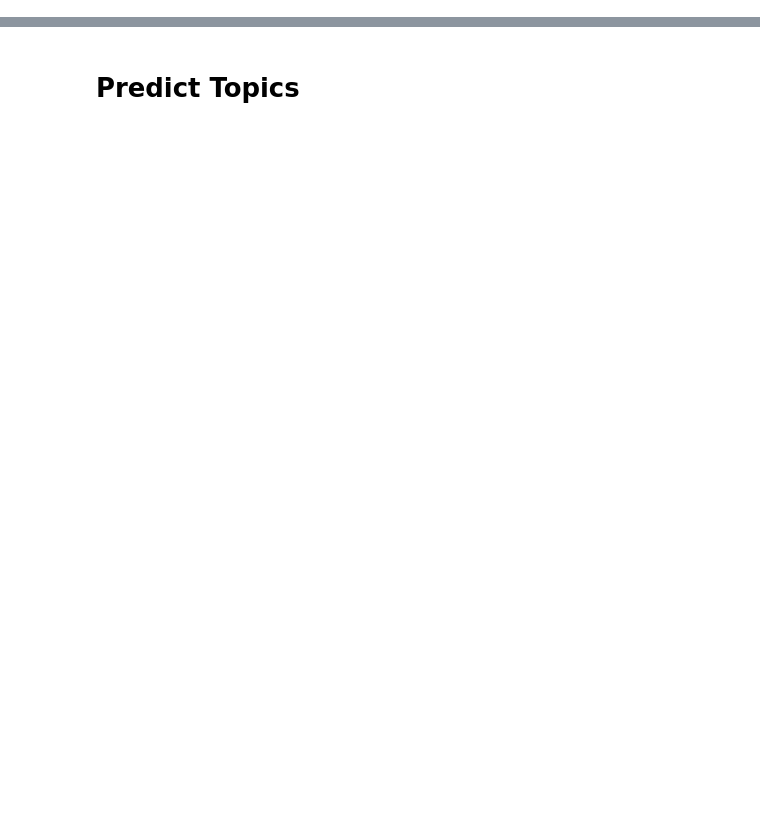
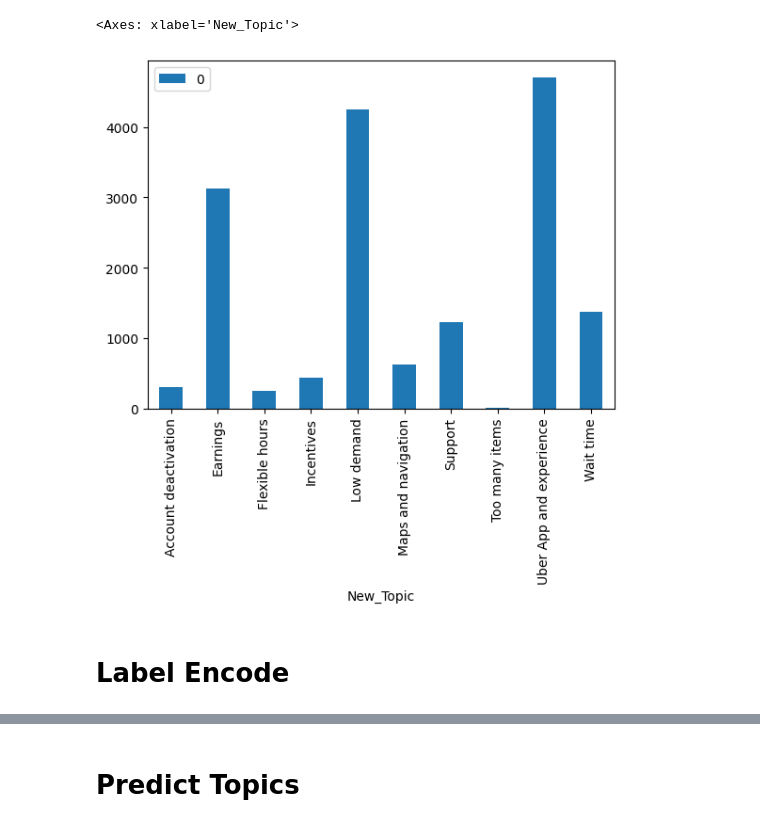
Before and after one commit to vlavrent/NLP_Dash, a Jupyter notebook: Topic_Modelling_for_English_data.ipynb, the cells around one changed output, grey strips where cells are left out. Cells and saved outputs as stored; diff of their text form; code cells hidden in the pictures; blank space fills up the shorter version.

```diff
--- a/Topic_Modelling_for_English_data.ipynb
+++ b/Topic_Modelling_for_English_data.ipynb
@@ -145,0 +185,52 @@ y_encoded = label_encode_decode(y,None,'encode',enc)
+# %%
+# Class distribution
+unique, counts = np.unique(y_train, return_counts=True)
+
+# Choose oversampling %
+oversampling_strategy = {
+    unique[0]: int(counts[0] * 6),
+    unique[1]: int(counts[1] ),
+    unique[2]: int(counts[2] * 4),
+    unique[3]: int(counts[3] * 4),
+    unique[4]: int(counts[4] ),
+    unique[5]: int(counts[5] * 4),
+    unique[6]: int(counts[6] * 4),
+    unique[7]: int(counts[7] * 10),
+    unique[8]: int(counts[8] ),
+    unique[9]: int(counts[9] * 4)
+
+}
+
+# Choose undersampling %
+undersample_strategy = {
+    unique[0]: int(counts[0] ),
+    unique[1]: int(counts[1] *0.5 ),
+    unique[2]: int(counts[2] ),
+    unique[3]: int(counts[3] ),
+    unique[4]: int(counts[4] *0.5 ),
+    unique[5]: int(counts[5] ),
+    unique[6]: int(counts[6] ),
+    unique[7]: int(counts[7] ),
+    unique[8]: int(counts[8] *0.5 ),
+    unique[9]: int(counts[9] )
+}
+
+# Set up the undersampling method
+smote = SMOTE(sampling_strategy=oversampling_strategy)
+
+# OveResample the dataset
+X_train, y_train = smote.fit_resample(X_train, y_train)
+
+# Undersample the dataset
+undersample_ratio = 0.5
+undersampler = RandomUnderSampler(sampling_strategy=undersample_strategy)
+X_train, y_train = undersampler.fit_resample(X_train, y_train)
+
+
+# Plot the class distribution
+pd.concat([pd.DataFrame(X_train),pd.DataFrame(y_train)], axis=1).groupby(['New_Topic']).count().reset_index().plot(x='New_Topic',y=0,kind='bar')
+# %% [output]
+<Axes: xlabel='New_Topic'>
+[figure, added]
+# %% [markdown]
+<h1>Label Encode</h1>
```
Also changed, not shown: parts of 24 cells of this notebook.
